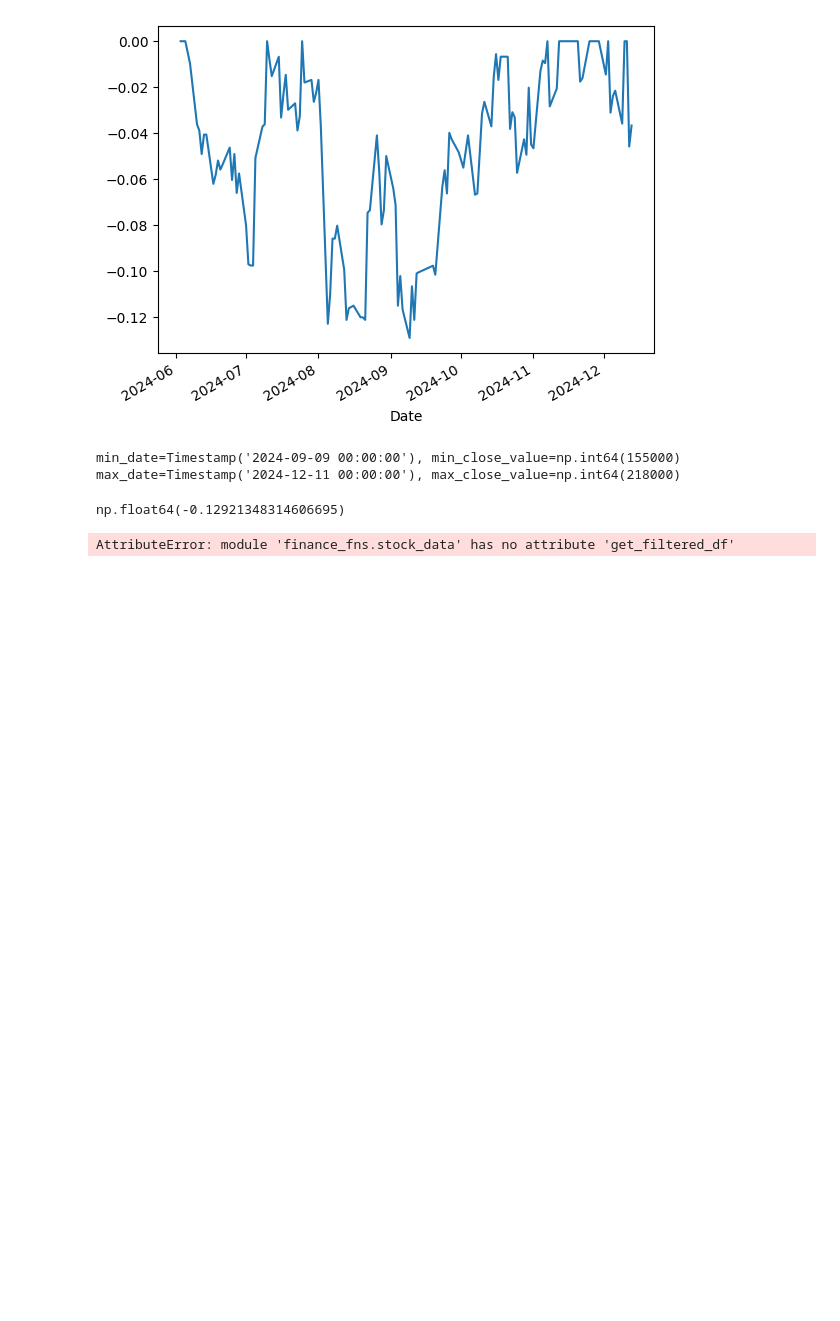
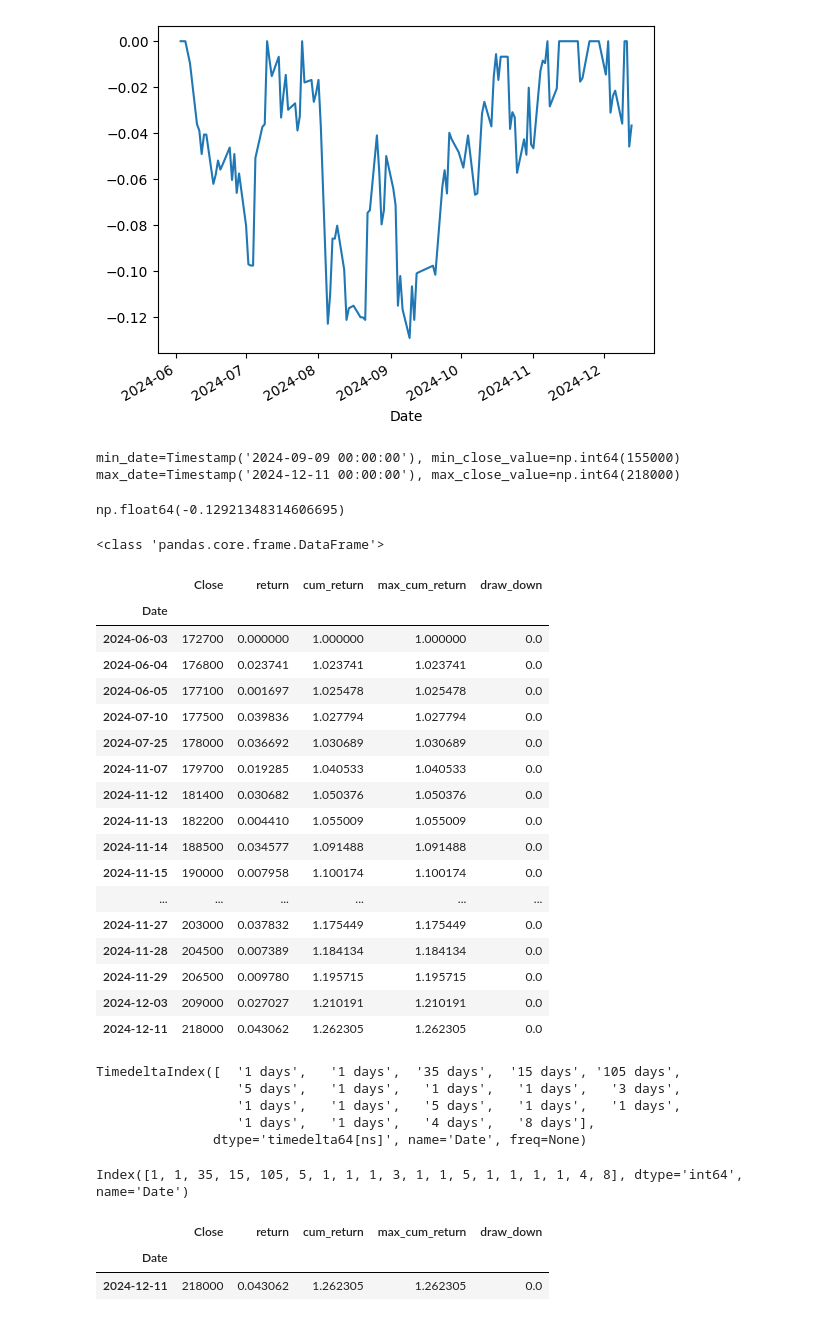
Before and after one commit to twoLoop-40/data-trading, a Jupyter notebook: notebook/dd_mdd.ipynb, the cells around one changed output. Saved outputs shown, nothing was run; the diff lists cells and outputs as text; code cells hidden in the pictures; blank space fills up the shorter version.

Commit message:
dd&mdd close

```diff
--- a/notebook/dd_mdd.ipynb
+++ b/notebook/dd_mdd.ipynb
@@ -85,6 +86,29 @@ mdd
 # %% [output]
 np.float64(-0.12921348314606695)
 # %%
-cond_df = stock_data.get_filtered_df(naver_return_df)
+from finance_fns.stock_data import get_filtered_df
+
+cond_df = get_filtered_df(naver_return_df)
-# %% [output]
-AttributeError: module 'finance_fns.stock_data' has no attribute 'get_filtered_df'
+# %%
+df_max_close = cond_df(lambda df: df['draw_down'] == 0)
+df_max_close
+# %% [output]
+<class 'pandas.core.frame.DataFrame'>
+|  | Close | return | cum_return | max_cum_return | draw_down |
+| Date |  |  |  |  |  |
+| 2024-06-03 | 172700 | 0.000000 | 1.000000 | 1.000000 | 0.0 |
+| 2024-06-04 | 176800 | 0.023741 | 1.023741 | 1.023741 | 0.0 |
+| 2024-06-05 | 177100 | 0.001697 | 1.025478 | 1.025478 | 0.0 |
+| 2024-07-10 | 177500 | 0.039836 | 1.027794 | 1.027794 | 0.0 |
+| 2024-07-25 | 178000 | 0.036692 | 1.030689 | 1.030689 | 0.0 |
+| 2024-11-07 | 179700 | 0.019285 | 1.040533 | 1.040533 | 0.0 |
+| 2024-11-12 | 181400 | 0.030682 | 1.050376 | 1.050376 | 0.0 |
+| 2024-11-13 | 182200 | 0.004410 | 1.055009 | 1.055009 | 0.0 |
+| 2024-11-14 | 188500 | 0.034577 | 1.091488 | 1.091488 | 0.0 |
+| 2024-11-15 | 190000 | 0.007958 | 1.100174 | 1.100174 | 0.0 |
+| ... | ... | ... | ... | ... | ... |
+| 2024-11-27 | 203000 | 0.037832 | 1.175449 | 1.175449 | 0.0 |
+| 2024-11-28 | 204500 | 0.007389 | 1.184134 | 1.184134 | 0.0 |
+| 2024-11-29 | 206500 | 0.009780 | 1.195715 | 1.195715 | 0.0 |
+| 2024-12-03 | 209000 | 0.027027 | 1.210191 | 1.210191 | 0.0 |
+| 2024-12-11 | 218000 | 0.043062 | 1.262305 | 1.262305 | 0.0 |
@@ -90,0 +117,18 @@ AttributeError: module 'finance_fns.stock_data' has no attribute 'get_filtered_d
+# %%
+period
+# %% [output]
+TimedeltaIndex([  '1 days',   '1 days',  '35 days',  '15 days', '105 days',
+                  '5 days',   '1 days',   '1 days',   '1 days',   '3 days',
+                  '1 days',   '1 days',   '5 days',   '1 days',   '1 days',
+                  '1 days',   '1 days',   '4 days',   '8 days'],
+               dtype='timedelta64[ns]', name='Date', freq=None)
+# %%
+period.days
+# %% [output]
+Index([1, 1, 35, 15, 105, 5, 1, 1, 1, 3, 1, 1, 5, 1, 1, 1, 1, 4, 8], dtype='int64', name='Date')
+# %%
+df_max_close.tail(1)
+# %% [output]
+|  | Close | return | cum_return | max_cum_return | draw_down |
+| Date |  |  |  |  |  |
+| 2024-12-11 | 218000 | 0.043062 | 1.262305 | 1.262305 | 0.0 |
```
Also changed, not shown: parts of 6 cells of this notebook, 1 other file.
